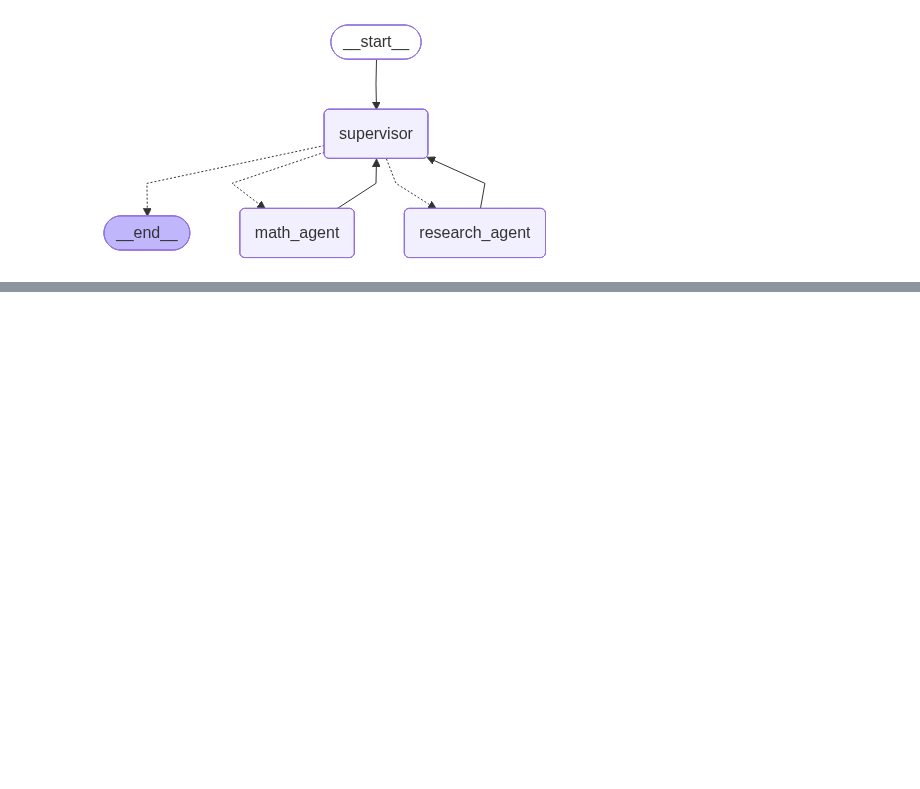
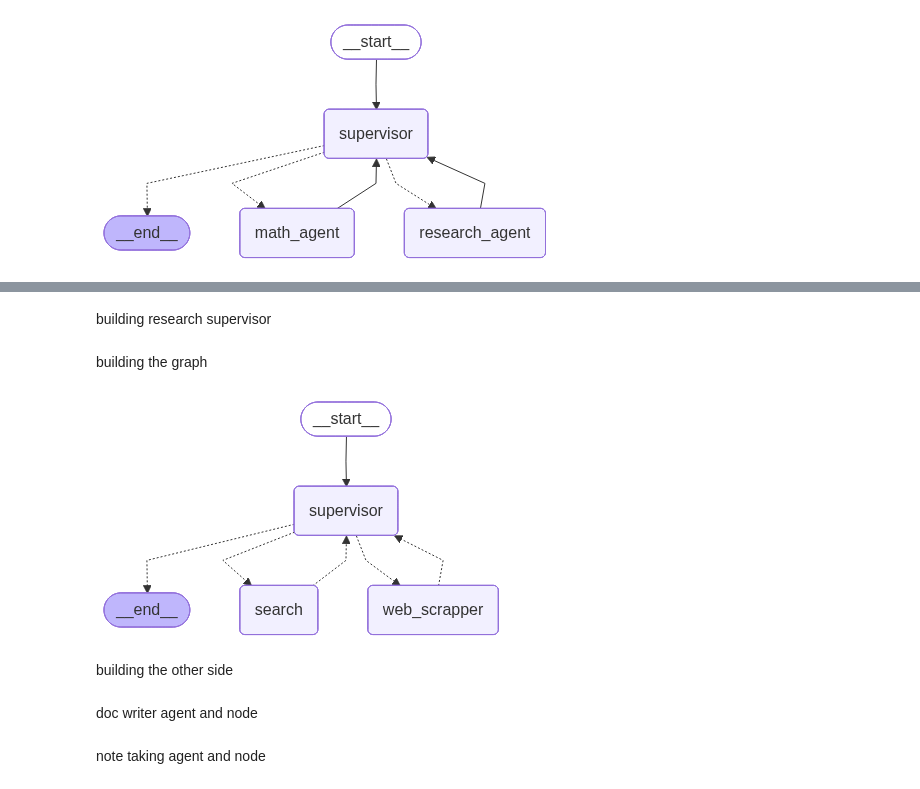
Before and after one commit to aryachawan/rag_practice, a Jupyter notebook: MultiAgentArchitecture/mutliagentrag.ipynb, the cells around one changed output, grey strips where cells are left out. Saved outputs shown, nothing was run; the diff lists cells and outputs as text; code cells hidden in the pictures; blank space fills up the shorter version.

Commit message:
heirarchical agent architecture with rag - stage 1

```diff
--- a/MultiAgentArchitecture/mutliagentrag.ipynb
+++ b/MultiAgentArchitecture/mutliagentrag.ipynb
@@ -246,0 +419,11 @@ BadRequestError: Error code: 400 - {'error': {'message': "tool call validation f
+# %%
+def search_node(state: State) -> Command[Literal["supervisor"]]:
+    result = search_agent.invoke(state)
+    return Command(
+        update={
+            "messages":[
+                HumanMessage(content=result["messages"][-1].content,name="search")
+            ]
+        },
+        goto="supervisor"
+    )
@@ -246,0 +432,6 @@ BadRequestError: Error code: 400 - {'error': {'message': "tool call validation f
+# %%
+web_scrapper_agent = create_agent(
+    llm,
+    tools=[scrape_webpages]
+)
+web_scrapper_agent
@@ -246,0 +440,31 @@ BadRequestError: Error code: 400 - {'error': {'message': "tool call validation f
+# %%
+def web_scrapper_node(state: State) -> Command[Literal["supervisor"]]:
+    result = web_scrapper_agent.invoke(state)
+    return Command(
+        update={
+            "messages":[
+                HumanMessage(content=result["messages"][-1].content,name="web_scrapper")
+            ]
+        },
+        goto="supervisor"
+    )
+# %% [markdown]
+building research supervisor
+# %%
+research_supervisor = make_supervisor_node(llm,["search","web_scrapper"])
+# %% [markdown]
+building the graph
+# %%
+research_builder = StateGraph(State)
+research_builder.add_node("supervisor",research_supervisor)
+research_builder.add_node("search",search_node)
+research_builder.add_node("web_scrapper",web_scrapper_node)
+research_builder.add_edge(START,"supervisor")
+research_graph = research_builder.compile()
+research_graph
+# %% [output]
+[figure, added]
+# %% [markdown]
+building the other side
+# %% [markdown]
+doc writer agent and node
@@ -246,0 +491,2 @@ BadRequestError: Error code: 400 - {'error': {'message': "tool call validation f
+# %% [markdown]
+note taking agent and node
```
Also changed, not shown: parts of 45 cells of this notebook, 1 other file.
